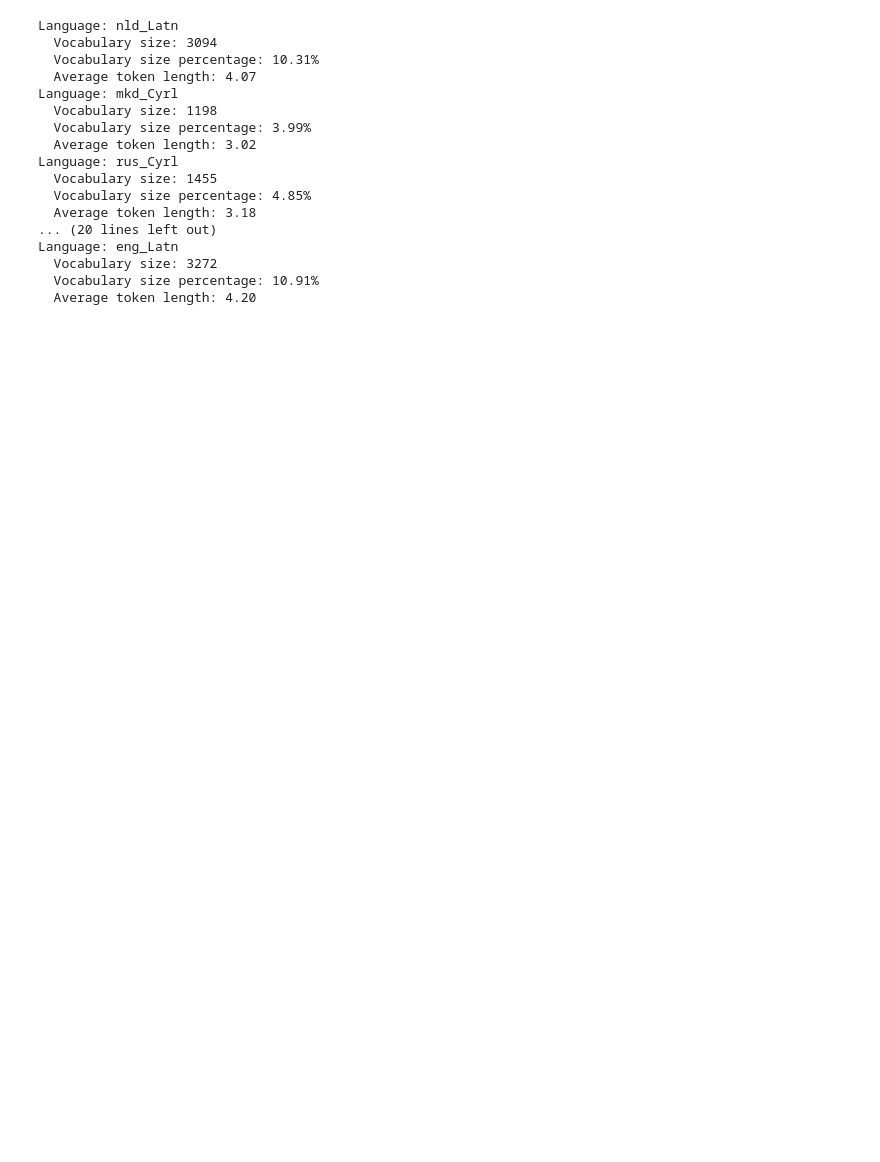
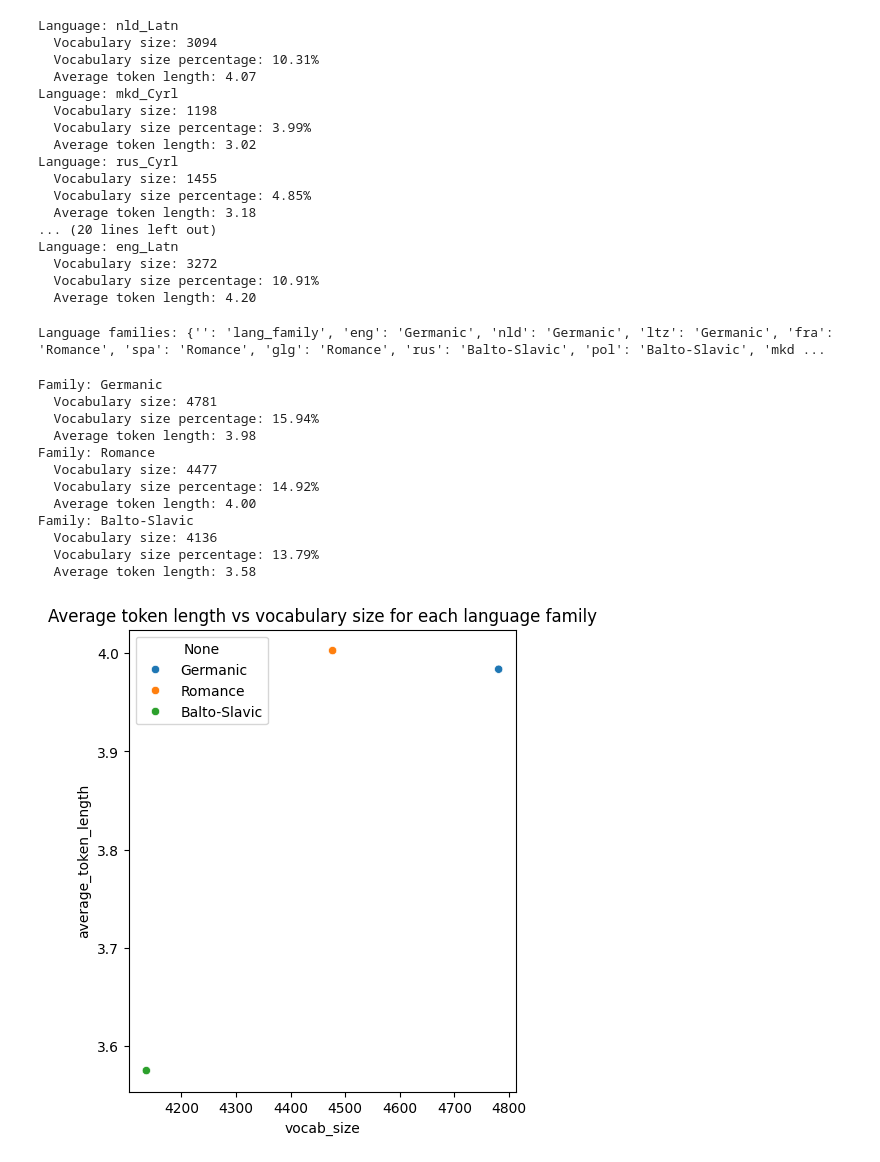
Before and after one commit to coumbaseck17/tokenizer-analysis, a Jupyter notebook: tokenizers.ipynb, the cells around one changed output. Drawn from its saved outputs; the diff is of its cells as text; code cells hidden in the pictures; blank space fills up the shorter version.

Commit message:
feat: tokenizers

```diff
--- a/tokenizers.ipynb
+++ b/tokenizers.ipynb
@@ -130,3 +130,62 @@ Language: eng_Latn
   Vocabulary size: 3272
   Vocabulary size percentage: 10.91%
   Average token length: 4.20
+# %%
+# Get all language families from inputs/FLORES-200.lang_info.csv (second column)
+# language_families = {"lang_family": line.split('\t')[2] for line in lines}#
+language_families = {line.split('\t')[0]: line.split('\t')[2] for line in lines}
+
+print("Language families:", language_families)
+# %% [output]
+Language families: {'': 'lang_family', 'eng': 'Germanic', 'nld': 'Germanic', 'ltz': 'Germanic', 'fra': 'Romance', 'spa': 'Romance', 'glg': 'Romance', 'rus': 'Balto-Slavic', 'pol': 'Balto-Slavic', 'mkd ...
+# %%
+# Get the average of tokens for each language family
+family_vocabularies = {family: {} for family in language_families.values()}
+
+for language, vocab in filtered_language_vocabularies.items():
+    # Get first 3 characters of language code
+    code = language[:3]
+    family = language_families[code]
+    family_vocabularies[family].update(vocab)
+
+# Get the stats for the families
+# WARNING : the vocabulary size is not the sum of the vocabularies of the languages in the family but the union of the vocabularies
+for family, vocab in family_vocabularies.items():
+    # Check if vocabulary is empty
+    if not vocab:
+        continue
+
+    stats = get_basic_stats(vocab)
+    print(f"Family: {family}")
+    print(f"  Vocabulary size: {stats['vocab_size']}")
+    print(f"  Vocabulary size percentage: {stats['vocab_size_percentage']:.2f}%")
+    print(f"  Average token length: {stats['average_token_length']:.2f}")
+
+# Plot with cicrle size proportional to the vocabulary size
+import seaborn as sns
+import pandas as pd
+# Get the vocabulary sizes and average token lengths for each family
+family_stats = {family: get_basic_stats(vocab) for family, vocab in family_vocabularies.items() if vocab}
+
+# Create a DataFrame from the stats
+df = pd.DataFrame(family_stats).T
+
+import matplotlib.pyplot as plt
+fig, ax = plt.subplots(figsize=(5, 6))
+sns.scatterplot(data=df, x='vocab_size', y='average_token_length', hue=df.index, sizes=(1, 10), ax=ax)
+plt.title("Average token length vs vocabulary size for each language family")
+plt.show()
+# %% [output]
+Family: Germanic
+  Vocabulary size: 4781
+  Vocabulary size percentage: 15.94%
+  Average token length: 3.98
+Family: Romance
+  Vocabulary size: 4477
+  Vocabulary size percentage: 14.92%
+  Average token length: 4.00
+Family: Balto-Slavic
+  Vocabulary size: 4136
+  Vocabulary size percentage: 13.79%
+  Average token length: 3.58
+[figure, added]
```
Also changed, not shown: parts of 1 cell of this notebook, 1 other file.
